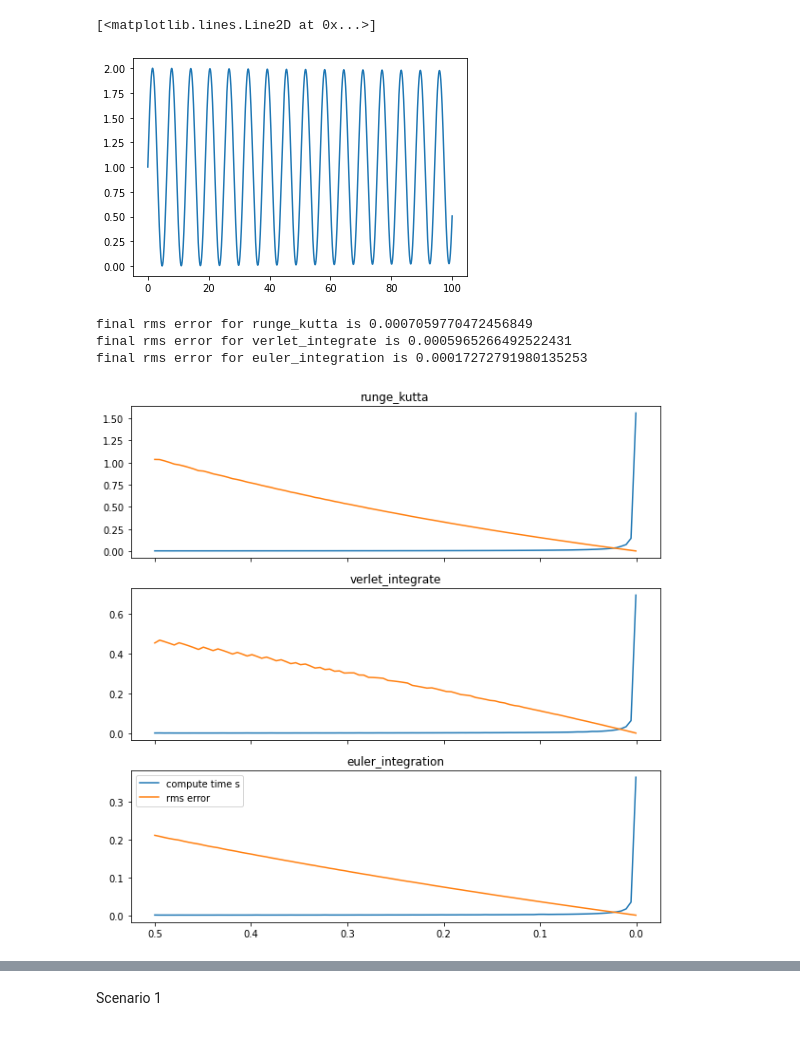
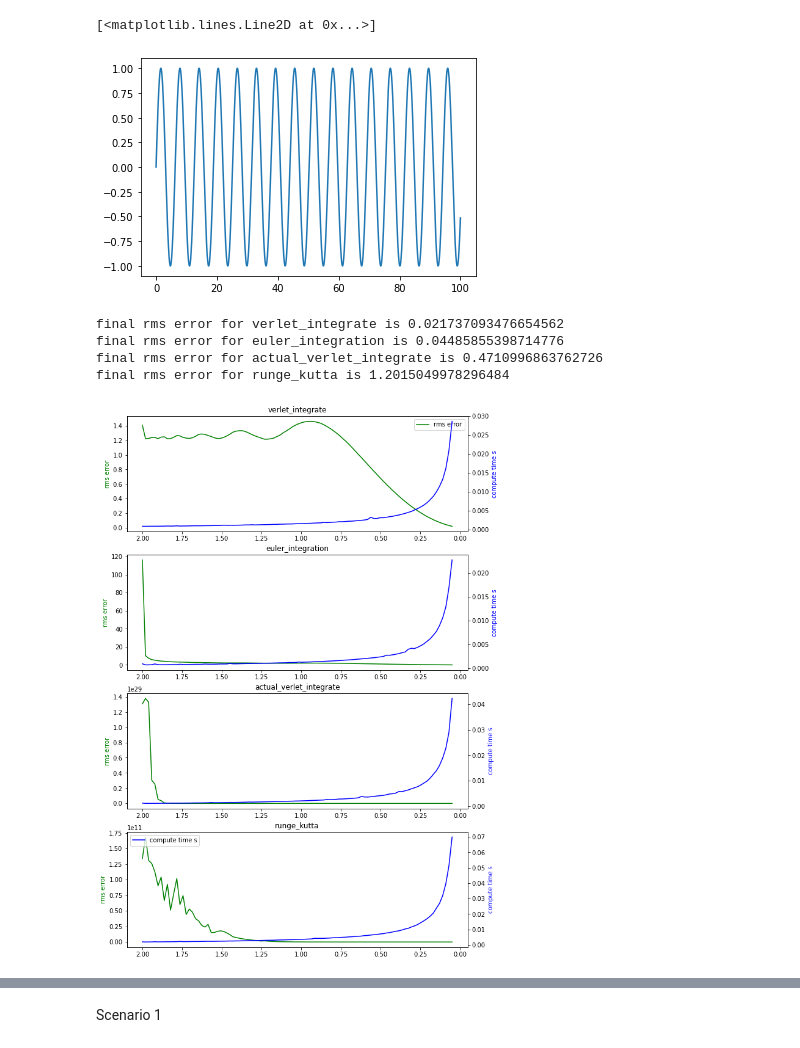
Before and after one commit to lpender3672/IA_Mars_Lander, a Jupyter notebook: lander/Assignments1-2.ipynb, the cells around one changed output, grey strips where cells are left out. Saved outputs shown, nothing was run; the diff lists cells and outputs as text; code cells hidden in the pictures.

Commit message:
Adjusted assigment 1 to use their version of verlet integration

```diff
--- a/lander/Assignments1-2.ipynb
+++ b/lander/Assignments1-2.ipynb
@@ -25,4 +25,4 @@ class spring():
         self.v0 = v0
 
     def energy(self, x):
-        return 0.5 * self.k * (x - self.x0) ** 2
+        return 0.5 * self.k * np.linalg.norm(x - self.x0) ** 2
@@ -80,20 +99,19 @@ def runge_kutta(particle, force, t_max, dt = 0.00001):
 # spring case
 
 class spring_mass_system():
-    def __init__(self, mass, k, l0, x_m = np.zeros(3, dtype = float), v0 = np.zeros(3, dtype = float), x_s = np.zeros(3, dtype = float)):
+    def __init__(self, mass, k, x_m = np.zeros(3, dtype = float), v0 = np.zeros(3, dtype = float), x_s = np.zeros(3, dtype = float)):
         self.k = k
         self.mass = mass
-        self.l0 = l0
 
         self.spring = spring(k, x_s, v0)
         self.particle = particle(mass, x_m, v0)
 
-    def energy(self, x):
-        return self.spring.energy(x) + self.particle.energy(self.particle.v)
+    def energy(self):
+        return self.spring.energy(self.particle.x) + self.particle.energy(self.particle.v)
 
     def force(self, particle):
         #return np.gradient(self.energy(particle.x), particle.x)
-        return -self.k * (np.linalg.norm(particle.x) - self.l0) * particle.x / np.linalg.norm(particle.x)
+        return - self.k * (particle.x - self.spring.x0)
 
     def solve(self, method, t_max, dt = 0.001):
         pos,vel = method(self.particle, self.force, t_max, dt)
@@ -104,15 +122,15 @@ class spring_mass_system():
         v0 = self.particle.v0[0]
         w = np.sqrt(self.k / self.mass)
         A = x0
-        B = v0/w
+        B = v0 / w
         return A * np.cos(w * t) + B * np.sin(w * t)
 # %%
-mass_position = np.array([1, 0, 0], dtype = float)
+mass_position = np.array([0, 0, 0], dtype = float)
 velocity = np.array([1, 0, 0], dtype = float)
-system = spring_mass_system(1, 1, 1, mass_position, velocity)
+system = spring_mass_system(1, 1, mass_position, velocity)
 
 T = 100
-dt = 0.001
+dt = 0.01
 
 pos,vel = system.solve(verlet_integrate, T, dt)
 t_array = np.arange(0, T, dt)
@@ -120,53 +138,56 @@ plt.plot(t_array, pos[:, 0])
 #plt.plot(t_array, system.solution(t_array))
 # %% [output]
 [<matplotlib.lines.Line2D at 0x...>]
-[figure, old version]
+[figure, new version]
 # %%
 errors = []
 solve_times = []
 
 def test_iteration(method, dt):
 
-  T = 10
+  T = 100
   mass_position = np.array([1, 0, 0], dtype = float)
-  velocity = np.array([0, 0, 0], dtype = float)
-  system = spring_mass_system(1, 1, 0, mass_position, velocity)
+  velocity = np.array([1, 0, 0], dtype = float)
+  system = spring_mass_system(1, 1, mass_position, velocity)
 
   pos, vel = system.solve(method, T, dt)
   t_array = np.arange(0, T, dt)
   rms_error = np.sqrt(np.mean((pos[:, 0] - system.solution(t_array)) ** 2, axis = 0))
   errors.append( rms_error )
 
 
 def test_method(plot_axis, method):
   solve_times = []
   errors = []
-  time_steps = np.linspace(0.5,0.0005,100)
+  time_steps = np.linspace(2,0.05,100)
   for dt in time_steps:
     t = %timeit -q -n1 -r1 -o test_iteration(method,dt)
-    solve_times.append( t.best)
+    solve_times.append(t.best)
 
-  plot_axis.plot(time_steps, solve_times, label = 'compute time s')
-  plot_axis.plot(time_steps, errors, label='rms error')
+  plot_axis.plot(time_steps, errors, 'g', label = 'rms error')
+  plot_axis.set_ylabel('rms error', color='g')
+  time_axis = plot_axis.twinx()
+  time_axis.plot(time_steps, solve_times, 'b', label='compute time s')
+  time_axis.set_ylabel('compute time s', color='b')
   plot_axis.set_title(method.__name__)
+  plot_axis.set_xlim(plot_axis.get_xlim()[::-1])
 
   print(f"final rms error for {method.__name__} is {errors[-1]}")
 
 
-
-fig, axs = plt.subplots(3, 1, figsize = (10, 10), sharex=True)
-
-methods = [runge_kutta, verlet_integrate, euler_integration]
+methods = [verlet_integrate, euler_integration, actual_verlet_integrate, runge_kutta]
+fig, axs = plt.subplots(len(methods), 1, figsize = (10, 4*len(methods)))
 
 for m in methods:
   test_method(axs[methods.index(m)], m)
 
-axs[0].set_xlim(axs[0].get_xlim()[::-1])
+axs[0].legend()
 
 plt.legend()
 plt.show()
 # %% [output]
-final rms error for runge_kutta is 0.0007059770472456849
-final rms error for verlet_integrate is 0.0005965266492522431
-final rms error for euler_integration is 0.00017272791980135253
+final rms error for verlet_integrate is 0.021737093476654562
+final rms error for euler_integration is 0.04485855398714776
+final rms error for actual_verlet_integrate is 0.4710996863762726
+final rms error for runge_kutta is 1.2015049978296484
-[figure, old version]
+[figure, new version]
```
Also changed, not shown: parts of 9 cells of this notebook, 1 other file.
